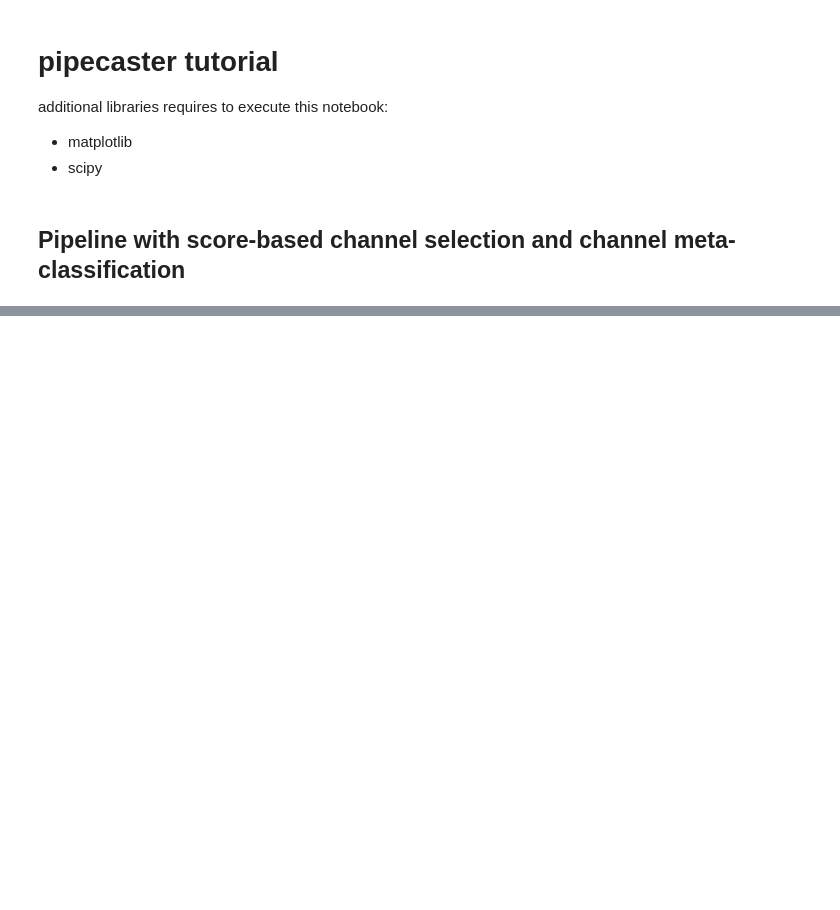
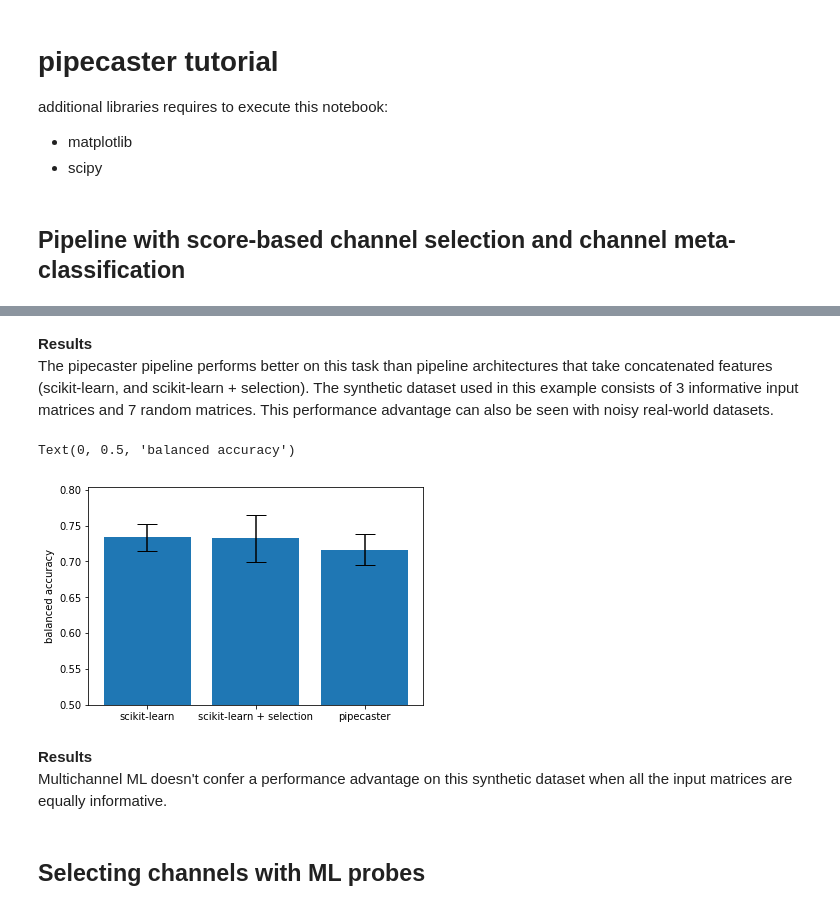
Before and after one commit to ajcallegari/scikit-multichannel, a Jupyter notebook: tutorial.ipynb, the cells around one changed output, grey strips where cells are left out. Saved outputs shown, nothing was run; the diff lists cells and outputs as text; code cells hidden in the pictures; blank space fills up the shorter version.

```diff
--- a/tutorial.ipynb
+++ b/tutorial.ipynb
@@ -92,0 +137,45 @@ df
+# %% [markdown]
+**Results**
+The pipecaster pipeline performs better on this task than pipeline architectures that take concatenated features (scikit-learn, and scikit-learn + selection).  The synthetic dataset used in this example consists of 3 informative input matrices and 7 random matrices.  This performance advantage can also be seen with noisy real-world datasets.
+# %%
+n_input_matrices = 10
+random_inputs = 0
+
+Xs, y, X_types = pc.make_multi_input_classification(
+                        n_informative_Xs=n_input_matrices-random_inputs,
+                        n_weak_Xs=0,
+                        n_random_Xs=random_inputs,
+                        weak_noise_sd=None,
+                        seed=None,
+                        n_classes=2,
+                        n_samples=500,
+                        n_features=100,
+                        n_informative=30,
+                        n_redundant=0,
+                        n_repeated=0,
+                        class_sep=2)
+
+pc_accuracies = pc.cross_val_score(mclf1, Xs, y, scorer=balanced_accuracy_score, cv=5)
+
+X = np.concatenate(Xs, axis=1)
+clf = Pipeline([('scaler', StandardScaler()),
+                ('selector', SelectPercentile(score_func=f_classif, percentile=25)),
+                ('GradientBoostingClassifier', early_stopping_GBC)])
+sk_accuracies = cross_val_score(clf, X, y, scoring='balanced_accuracy', cv=5)
+
+clf = Pipeline([('GradientBoostingClassifier', early_stopping_GBC)])
+sk_ns_accuracies = cross_val_score(clf, X, y, scoring='balanced_accuracy', cv=5)
+
+plt.bar(['scikit-learn', 'scikit-learn + selection', 'pipecaster'],
+        [np.mean(sk_ns_accuracies), np.mean(sk_accuracies), np.mean(pc_accuracies)],
+        yerr= [sem(sk_ns_accuracies), sem(sk_accuracies), sem(pc_accuracies)], capsize=10)
+plt.ylim(.5)
+plt.ylabel('balanced accuracy')
+# %% [output]
+Text(0, 0.5, 'balanced accuracy')
+[figure, added]
+# %% [markdown]
+**Results**
+Multichannel ML doesn't confer a performance advantage on this synthetic dataset when all the input matrices are equally informative.
+# %% [markdown]
+## Selecting channels with ML probes
```
Also changed, not shown: parts of 24 cells of this notebook, 2 other files.
